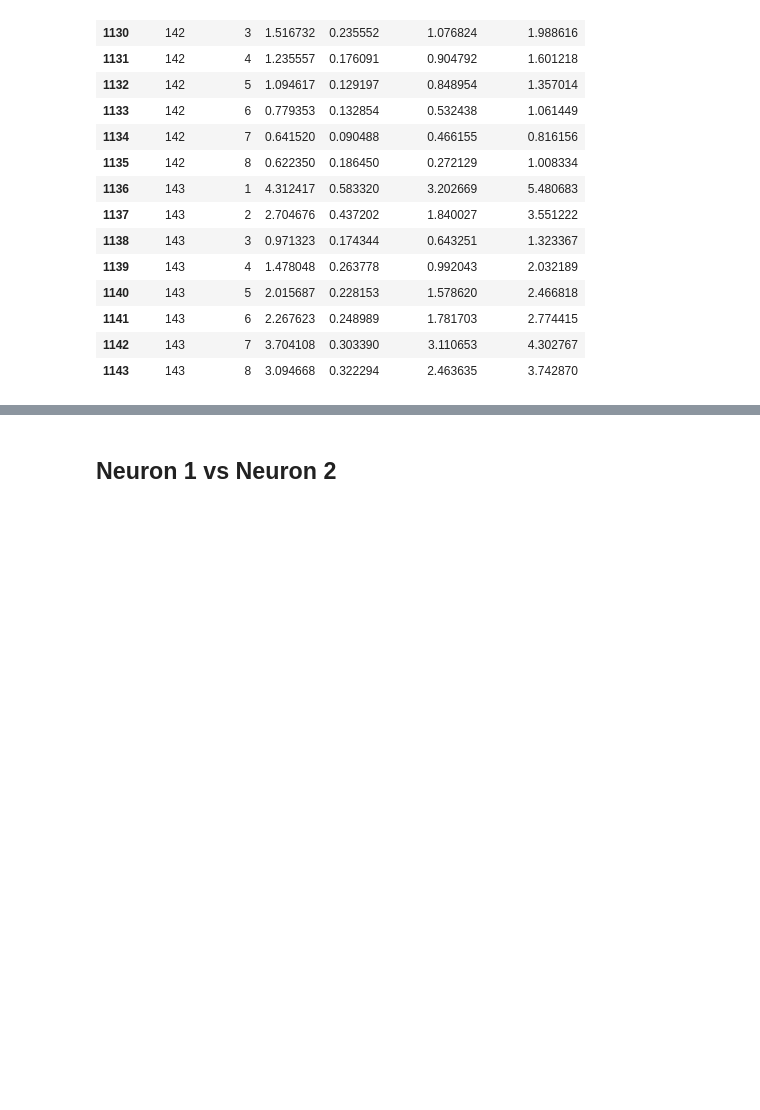
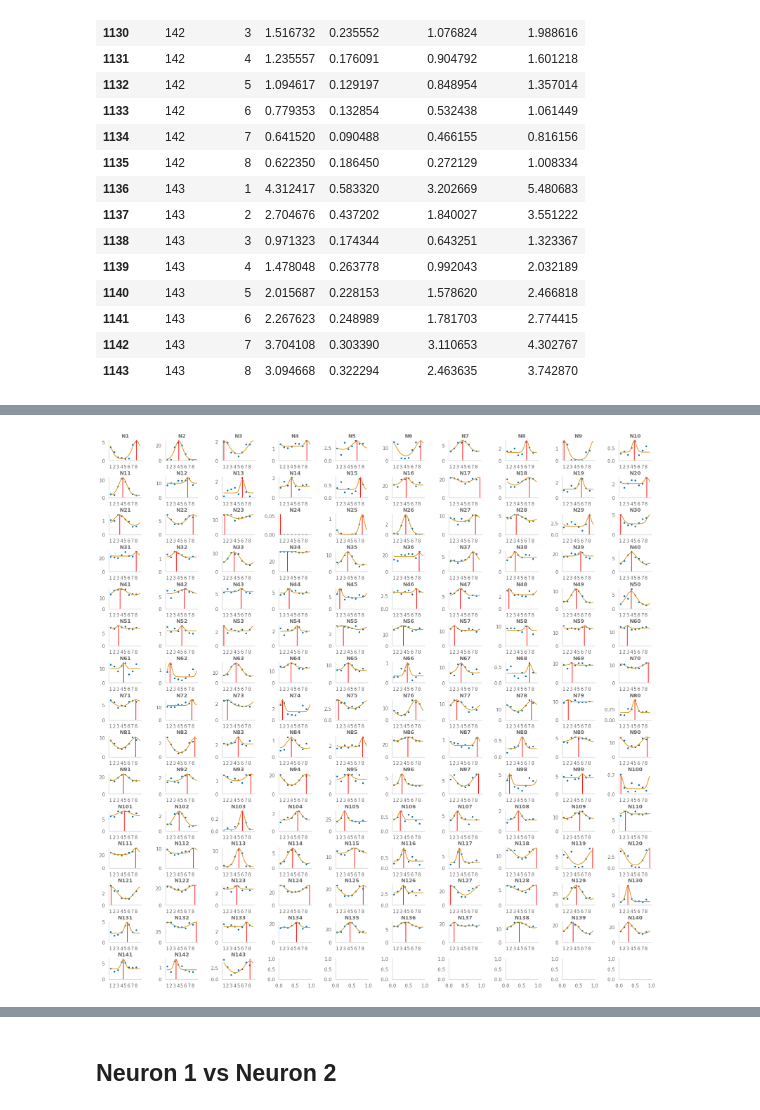
Before and after one commit to CONECT-INT/2023_CENTURI-SummerSchool, a Jupyter notebook: datasets/dataset1_reaching-task/dataset1_jocksan.ipynb, the cells around one changed output, grey strips where cells are left out. Saved outputs shown, nothing was run; the diff lists cells and outputs as text; code cells hidden in the pictures; blank space fills up the shorter version.

Commit message:
VM plot

```diff
--- a/datasets/dataset1_reaching-task/dataset1_jocksan.ipynb
+++ b/datasets/dataset1_reaching-task/dataset1_jocksan.ipynb
@@ -235,0 +338,66 @@ df.tail(16)
+# %%
+theta0_array = []
+kappa_array = []
+fmax_array = []
+bsl_array = []
+
+nNeurons = data.shape[0]
+init_kappa = 3.5
+
+fig, ax_array = plt.subplots(15, 10, figsize=(23, 23), squeeze = False)
+fig.subplots_adjust(hspace = 0.8, wspace = 0.75)
+
+N_directions = 8
+theta_bound = 2 * np.pi
+theta = np.linspace(0, theta_bound, N_directions, endpoint = False)
+theta_more = np.linspace(0, theta_bound, 60, endpoint = True)
+
+for i, ax_row in enumerate(ax_array):
+    for j, axes in enumerate(ax_row):
+        neuron = (10 * i) + j
+        # print(neuron)
+        if neuron > nNeurons - 1:
+            break
+
+        ########################
+        # Retrieve Firing rates for each neuron at each direction
+        meanFiring = []
+        #sdFiring = []
+        #seFiring = []
+        for k in range(1, 9): # Moving along 'directions'
+            # data[0] is the first neuron at i direction
+            meanFiring.append(np.mean(data[neuron][direction == k]))
+            #sdFiring.append(np.std(data[neuron][direction == i]))
+            #seFiring.append(sc.stats.sem(data[neuron][direction == i]))
+        meanFiring = np.array(meanFiring)
+
+        ########################
+        # Retrieve Firing rates for each neuron at each direction
+
+        fitted_params = fit_tc(meanFiring, init_kappa = init_kappa)
+
+
+        #######
+        # Saving parameters
+        theta0_array.append(fitted_params['theta0'])
+        kappa_array.append(fitted_params['kappa'])
+        fmax_array.append(fitted_params['fmax'])
+        bsl_array.append(fitted_params['bsl'])
+        ########################
+        # Plotting each fit
+
+        axes.plot(theta, np.array(meanFiring), '.')
+        axes.axvline(fitted_params['theta0'], color = 'red')
+
+
+        axes.plot(theta_more, tuning_function(theta_more, **fitted_params))
+
+        axes.set_title('N{}'.format(neuron + 1), fontweight = 'bold')
+        axes.set_ylim(bottom = 0)
+        #axes.set_xlabel('Direction')
+        #axes.set_ylabel('Mean firing rate')
+
+        axes.set_xticks(theta, [i + 1 for i in range(8)])
+plt.show()
+# %% [output]
+[figure, added]
```
Also changed, not shown: parts of 37 cells of this notebook.
